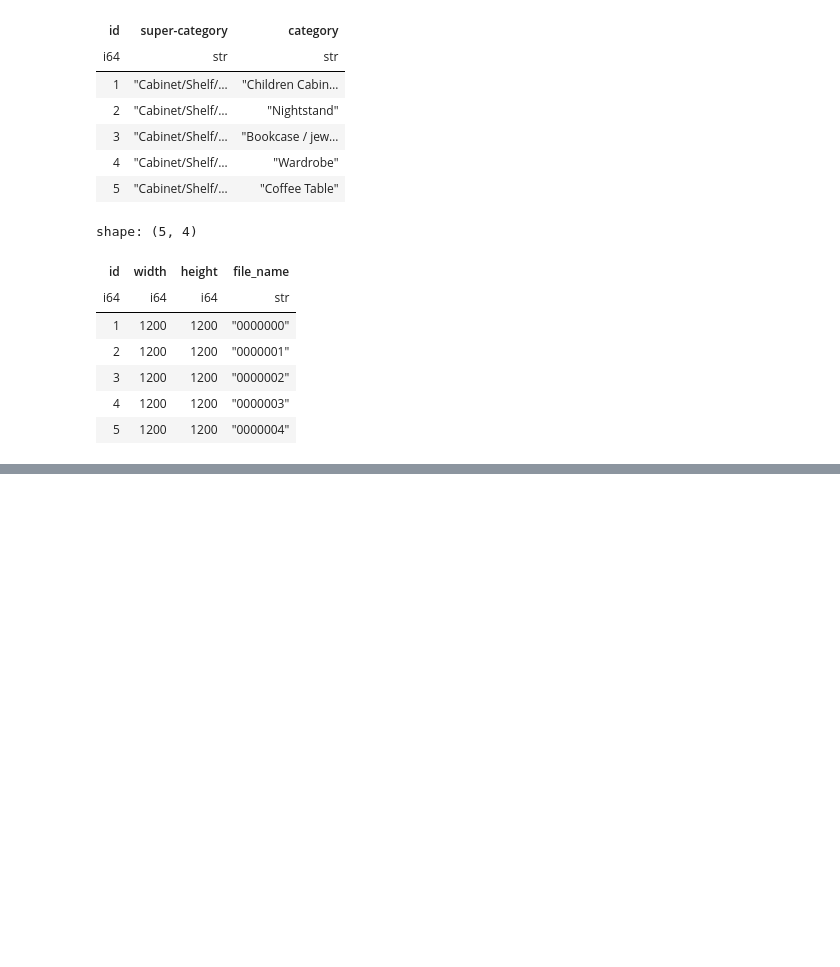
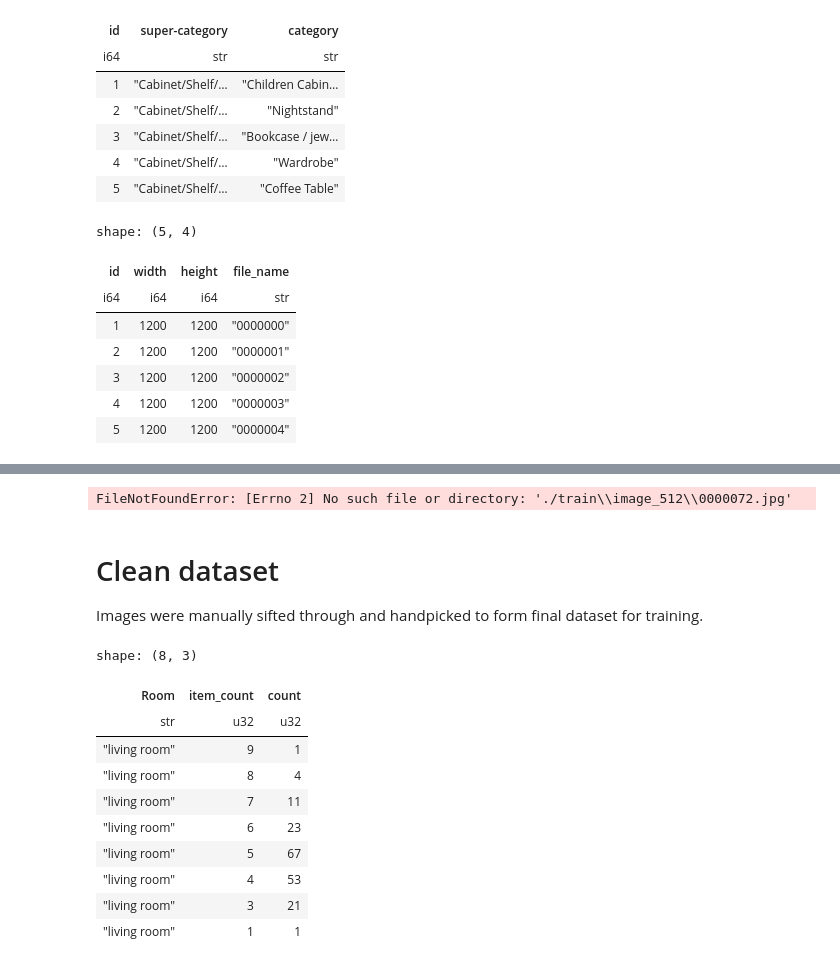
Before and after one commit to e1113633/PRS-PM-2023-07-01-GRP5-roomifAI, a Jupyter notebook: SystemCode/src/data_preparation/03_data_processing_scenes_3dfuture_captions.ipynb, the cells around one changed output, grey strips where cells are left out. Saved outputs shown, nothing was run; the diff lists cells and outputs as text; code cells hidden in the pictures; blank space fills up the shorter version.

```diff
--- a/SystemCode/src/data_preparation/03_data_processing_scenes_3dfuture_captions.ipynb
+++ b/SystemCode/src/data_preparation/03_data_processing_scenes_3dfuture_captions.ipynb
@@ -145,0 +192,36 @@ df_img.write_csv(file="3dfront-annotated.csv")
+# %%
+move_files("living", sorted_living_df["file_name"])
+# %% [output]
+FileNotFoundError: [Errno 2] No such file or directory: './train\\image_512\\0000072.jpg'
+# %% [markdown]
+# Clean dataset
+Images were manually sifted through and handpicked to form final dataset for training.
+# %%
+# Working with cleaned dataset
+def filter_images(folder):
+    main_source_folder = "3D-FUTURE-scene"
+
+    clean_folder_path = os.path.join(main_source_folder, 'train', folder)
+
+    # # List all filenames in the folder
+    filenames = os.listdir(clean_folder_path)
+    filtered_df = df_img.filter(df_img['file_name'].is_in(filenames))
+    return filtered_df
+# %%
+filtered_living_df = filter_images('image_512_living_f')
+# %%
+summary_filtered_living = filtered_living_df.group_by(["Room", "item_count"]).count().sort(["Room", "item_count"], descending=[False, True])
+
+summary_filtered_living
+# %% [output]
+shape: (8, 3)
+| Room | item_count | count |
+| str | u32 | u32 |
+| "living room" | 9 | 1 |
+| "living room" | 8 | 4 |
+| "living room" | 7 | 11 |
+| "living room" | 6 | 23 |
+| "living room" | 5 | 67 |
+| "living room" | 4 | 53 |
+| "living room" | 3 | 21 |
+| "living room" | 1 | 1 |
```
Also changed, not shown: parts of 19 cells of this notebook, 46 other files.
